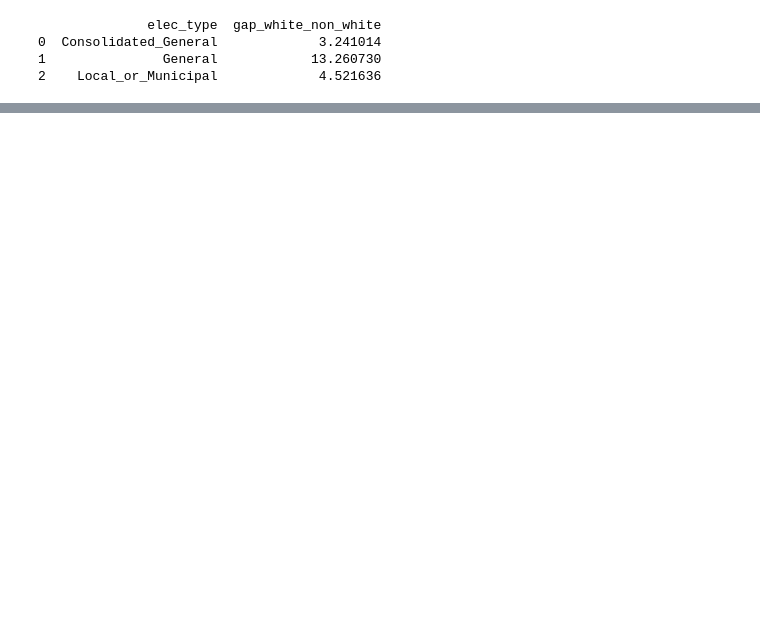
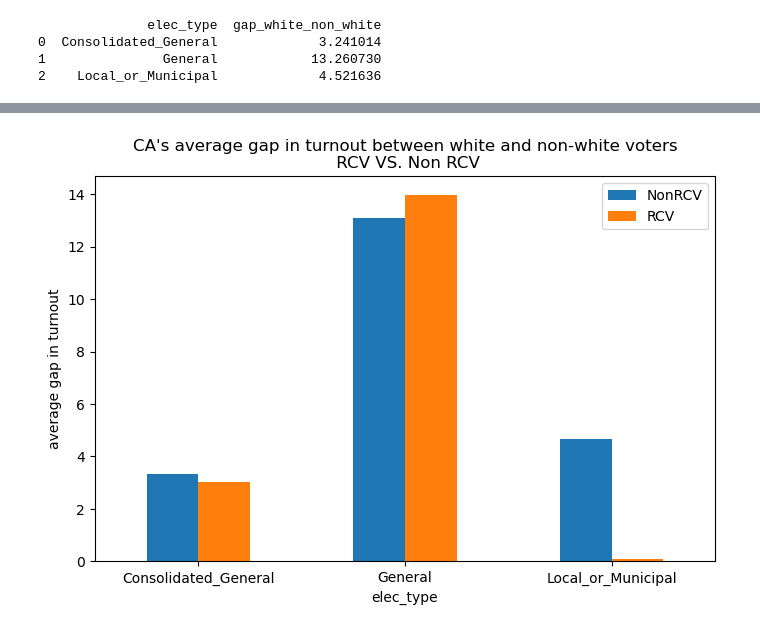
Before and after one commit to jnshzk/capstone, a Jupyter notebook: Visualization_by_race.ipynb, the cells around one changed output, grey strips where cells are left out. Saved outputs shown, nothing was run; the diff lists cells and outputs as text; code cells hidden in the pictures; blank space fills up the shorter version.

```diff
--- a/Visualization_by_race.ipynb
+++ b/Visualization_by_race.ipynb
@@ -155,0 +248,5 @@ fig.savefig(f'{filepath}elec_turnout_per_whiteOrNot.jpg')
+# %%
+elec_turnout_per_whiteOrNot_both = voter_turnout_merge_race[['elec_type', 'gap_white_non_white','RCV']].groupby(['RCV', 'elec_type']).mean().reset_index()
+print(elec_turnout_per_whiteOrNot_both)
+elec_turnout_per_whiteOrNot_both = elec_turnout_per_whiteOrNot_both.pivot_table('gap_white_non_white', ['elec_type'], 'RCV').reset_index()
+print(elec_turnout_per_whiteOrNot_both)
@@ -155,0 +265,11 @@ fig.savefig(f'{filepath}elec_turnout_per_whiteOrNot.jpg')
+# %%
+fig = elec_turnout_per_whiteOrNot_both.plot(x='elec_type',
+                                           kind='bar',
+                                           stacked=False,
+                                           title=f'{state}\'s average gap in turnout between white and non-white voters\n RCV VS. Non RCV',
+                                           figsize=(8, 5),
+                                           rot=0, legend = None, ylabel = "average gap in turnout").\
+                                        legend(["NonRCV", "RCV"]).get_figure()
+fig.savefig(f'{filepath}elec_turnout_per_whiteOrNot_sep.jpg')
+# %% [output]
+[figure, added]
```
Also changed, not shown: parts of 12 cells of this notebook.
